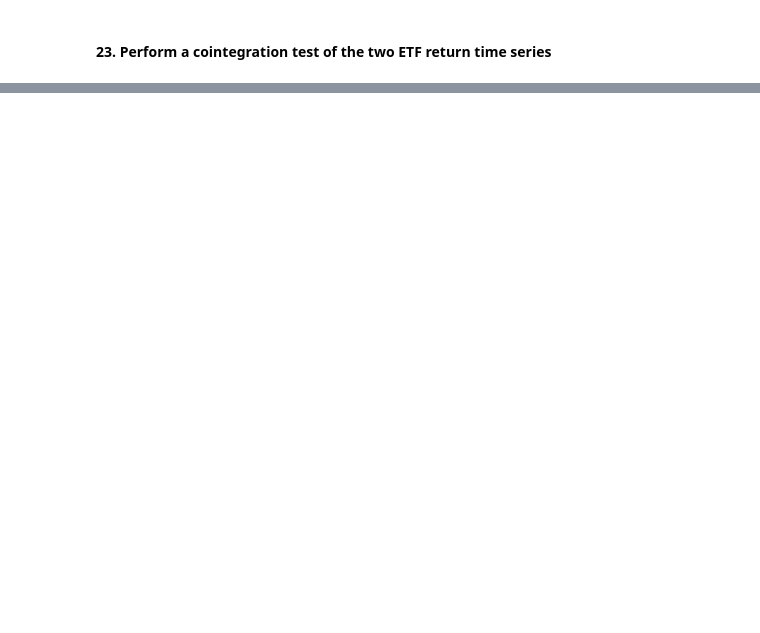
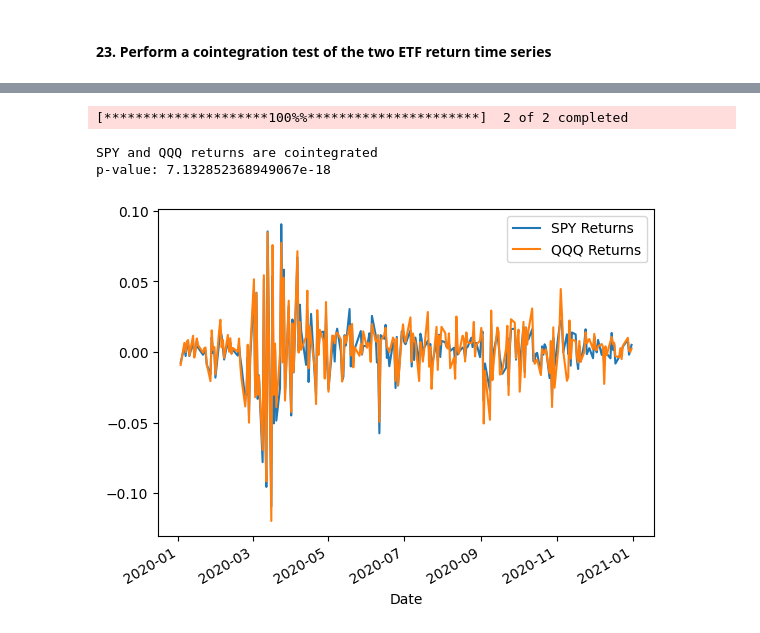
Before and after one commit to Nikitich2033/AlgoTradiong_CW1, a Jupyter notebook: CW_Notebook.ipynb, the cells around one changed output, grey strips where cells are left out. Saved outputs shown, nothing was run; the diff lists cells and outputs as text; code cells hidden in the pictures; blank space fills up the shorter version.

```diff
--- a/CW_Notebook.ipynb
+++ b/CW_Notebook.ipynb
@@ -614,0 +501,39 @@ The residuals are stationary. The return time series are cointegrated (reject H0
+# %%
+import yfinance as yf
+from statsmodels.tsa.stattools import coint
+import matplotlib.pyplot as plt
+
+# Download historical data for the ETFs
+tickers = ['SPY', 'QQQ']
+data = yf.download(tickers, start="2020-01-01", end="2021-01-01")['Close']
+
+# Calculate daily returns for each ETF
+returns_spy = data['SPY'].pct_change().dropna()
+returns_qqq = data['QQQ'].pct_change().dropna()
+
+# Perform cointegration test on the returns
+score, pvalue, _ = coint(returns_spy, returns_qqq)
+
+# Define the confidence level for cointegration
+confidence_level = 0.05
+
+# Interpret the results
+if pvalue < confidence_level:
+    print("SPY and QQQ returns are cointegrated")
+else:
+    print("SPY and QQQ returns are not cointegrated")
+
+print(f'p-value: {pvalue}')
+
+# Plot the returns
+returns_spy.name = 'SPY Returns'
+returns_qqq.name = 'QQQ Returns'
+pd.concat([returns_spy, returns_qqq], axis=1).plot()
+
+# Show the plot
+plt.show()
+# %% [output]
+[*********************100%%**********************]  2 of 2 completed
+SPY and QQQ returns are cointegrated
+p-value: 7.132852368949067e-18
+[figure, added]
```
Also changed, not shown: parts of 19 cells of this notebook, 1 other file.
